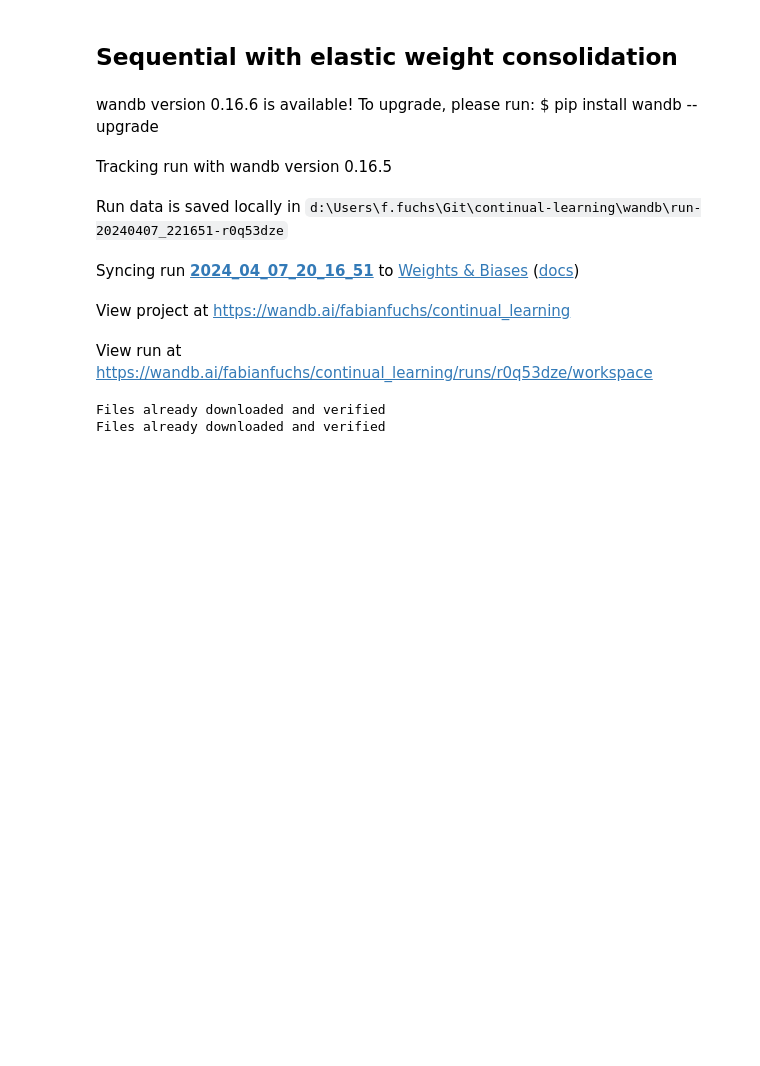
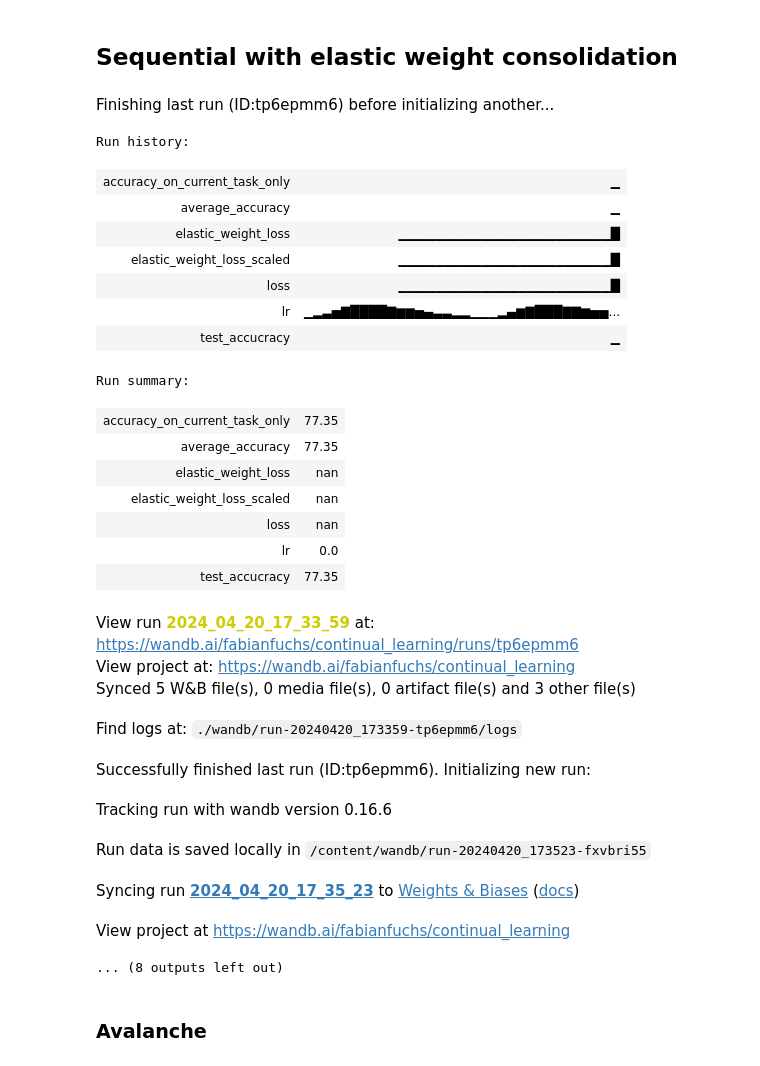
Before and after one commit to f-fuchs/continual-learning, a Jupyter notebook: ContinualLearning.ipynb, the cells around one changed output. Saved outputs shown, nothing was run; the diff lists cells and outputs as text; code cells hidden in the pictures; blank space fills up the shorter version.

```diff
--- a/ContinualLearning.ipynb
+++ b/ContinualLearning.ipynb
@@ -720,10 +750,10 @@ def train_tasks_sequentially_elastic_weight_consolidation(  # noqa: PLR0913
 ) -> None:
     # build model
     constructor = model_dict.pop("constructor")
-    model_name = model_dict.pop("name")
     model = constructor(**model_dict)
     # create optimizer
-    optimizer = optim.AdamW(model.parameters(), lr=lr, weight_decay=weight_decay)
+    # optimizer = optim.AdamW(model.parameters(), lr=lr, weight_decay=weight_decay)
+    optimizer = optim.SGD(model.parameters(), lr=lr, momentum=0.95)
     if criterion is None:
         criterion = nn.CrossEntropyLoss()
     # setup logging
@@ -731,7 +761,8 @@ def train_tasks_sequentially_elastic_weight_consolidation(  # noqa: PLR0913
     run_name = f"{datetime.now(tz=timezone.utc).strftime('%Y_%m_%d_%H_%M_%S')}"
     config = {
         "training_method": "sequentially with elastic weight consolidation",
-        "model_name": model_name,
+        "model": model,
+        "optimizer": optimizer,
         "dataset": "CIFAR-10",
         "epochs": epochs,
         "batch_size": batch_size,
@@ -833,10 +864,10 @@ def load_weights_from_wandb(model: nn.Module, run_name: str) -> nn.Module:
 # %%
-epochs = 20
+epochs = 1
 batch_size = 64
 lr = 0.01
 momentum = 0.9
 weight_decay = 0.01
-device = torch.device("cuda:0")
+device = torch.device("cuda:0") if torch.cuda.is_available() else torch.device("cpu")
 tasks = 1
 # %%
 models = []
@@ -945,15 +1041,15 @@ tasks = 5
 # %% [markdown]
 ## Sequential with rehearsal
 # %%
-# for model in models:
-#     for memory_size_per_task in [1000, 2000, 5000, 10000]:
-#         train_tasks_sequentially_rehearsal(
-#             model_dict=model,
-#             device=device,
-#             epochs=epochs,
-#             batch_size=batch_size,
-#             tasks=tasks,
-#             lr=lr,
-#             weight_decay=weight_decay,
-#             memory_size_per_task=memory_size_per_task,
-#         )
+for model in models:
+    for memory_size_per_task in [1000, 2000, 5000, 10000]:
+        train_tasks_sequentially_rehearsal(
+            model_dict=deepcopy(model),
+            device=device,
+            epochs=epochs,
+            batch_size=batch_size,
+            tasks=tasks,
+            lr=lr,
+            weight_decay=weight_decay,
+            memory_size_per_task=memory_size_per_task,
+        )
@@ -961,25 +1084,46 @@ tasks = 5
 ## Sequential with elastic weight consolidation
 # %%
 for model in models:
-    for ewc_lambda in [10]:
-        for samples_for_fisher_approximation in [1000, 500, 100]:
+    for ewc_lambda in [75000]:
+        for samples_for_fisher_approximation in [1000]:
             train_tasks_sequentially_elastic_weight_consolidation(
                 model_dict=deepcopy(model),
                 device=device,
                 epochs=epochs,
                 batch_size=batch_size,
                 tasks=tasks,
                 lr=lr,
                 weight_decay=weight_decay,
                 ewc_lambda=ewc_lambda,
                 samples_for_fisher_approximation=samples_for_fisher_approximation,
             )
 # %% [output]
-wandb version 0.16.6 is available! To upgrade, please run: $ pip install wandb --upgrade
+Finishing last run (ID:tp6epmm6) before initializing another...
+Run history:
+| accuracy_on_current_task_only | ▁ |
+| average_accuracy | ▁ |
+| elastic_weight_loss | ▁▁▁▁▁▁▁▁▁▁▁▁▁▁▁▁▁▁▁▁▁▁▁█ |
+| elastic_weight_loss_scaled | ▁▁▁▁▁▁▁▁▁▁▁▁▁▁▁▁▁▁▁▁▁▁▁█ |
+| loss | ▁▁▁▁▁▁▁▁▁▁▁▁▁▁▁▁▁▁▁▁▁▁▁█ |
+| lr | ▁▂▃▅▇████▇▆▆▅▄▃▃▂▂▁▁▁▂▄▆▇███▇▇▆▅▅... |
+| test_accucracy | ▁ |
+Run summary:
+| accuracy_on_current_task_only | 77.35 |
+| average_accuracy | 77.35 |
+| elastic_weight_loss | nan |
+| elastic_weight_loss_scaled | nan |
+| loss | nan |
+| lr | 0.0 |
+| test_accucracy | 77.35 |
-Tracking run with wandb version 0.16.5
+View run 2024_04_20_17_33_59 at: https://wandb.ai/fabianfuchs/continual_learning/runs/tp6epmm6
+View project at: https://wandb.ai/fabianfuchs/continual_learning
+Synced 5 W&B file(s), 0 media file(s), 0 artifact file(s) and 3 other file(s)
-Run data is saved locally in d:\Users\f.fuchs\Git\continual-learning\wandb\run-20240407_221651-r0q53dze
+Find logs at: ./wandb/run-20240420_173359-tp6epmm6/logs
-Syncing run 2024_04_07_20_16_51 to Weights & Biases (docs)
+Successfully finished last run (ID:tp6epmm6). Initializing new run:
-View project at https://wandb.ai/fabianfuchs/continual_learning
+Tracking run with wandb version 0.16.6
-View run at https://wandb.ai/fabianfuchs/continual_learning/runs/r0q53dze/workspace
+Run data is saved locally in /content/wandb/run-20240420_173523-fxvbri55
-Files already downloaded and verified
-Files already downloaded and verified
+Syncing run 2024_04_20_17_35_23 to Weights & Biases (docs)
+View project at https://wandb.ai/fabianfuchs/continual_learning
+... (8 outputs left out)
+# %% [markdown]
+### Avalanche
```
Also changed, not shown: parts of 31 cells of this notebook, 1 other file.
